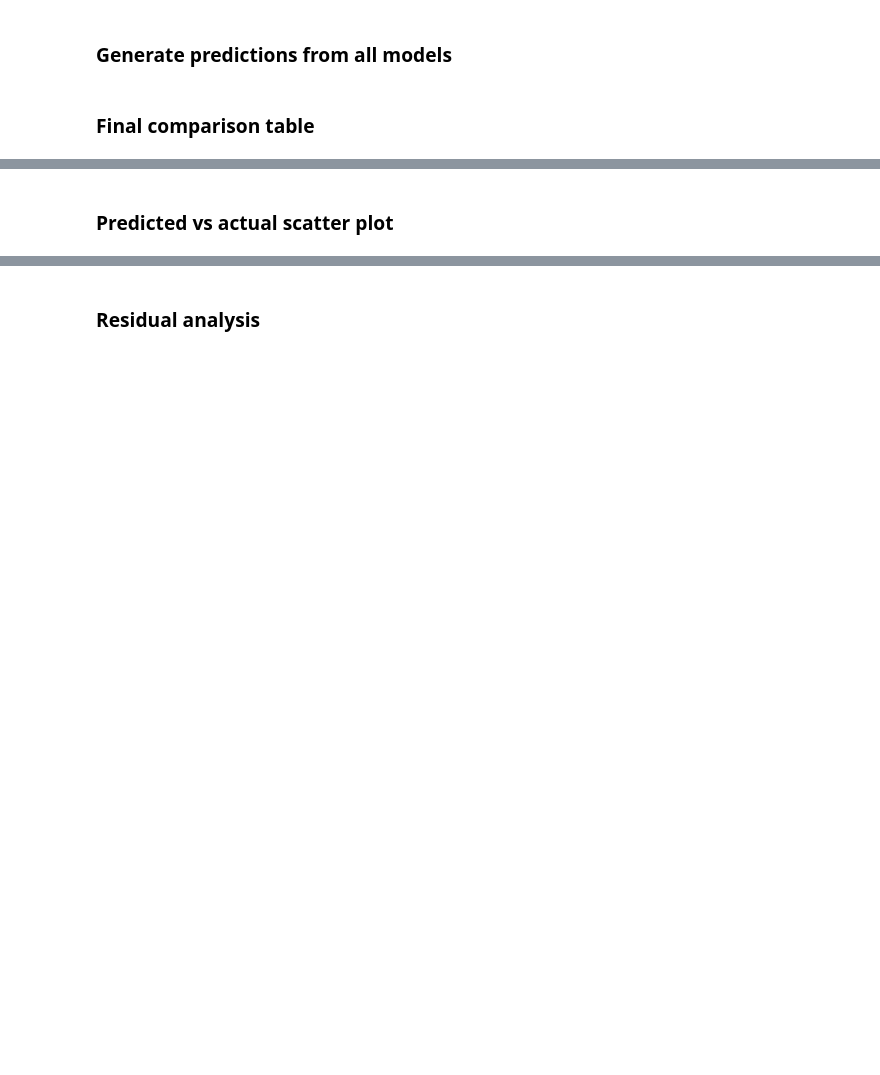
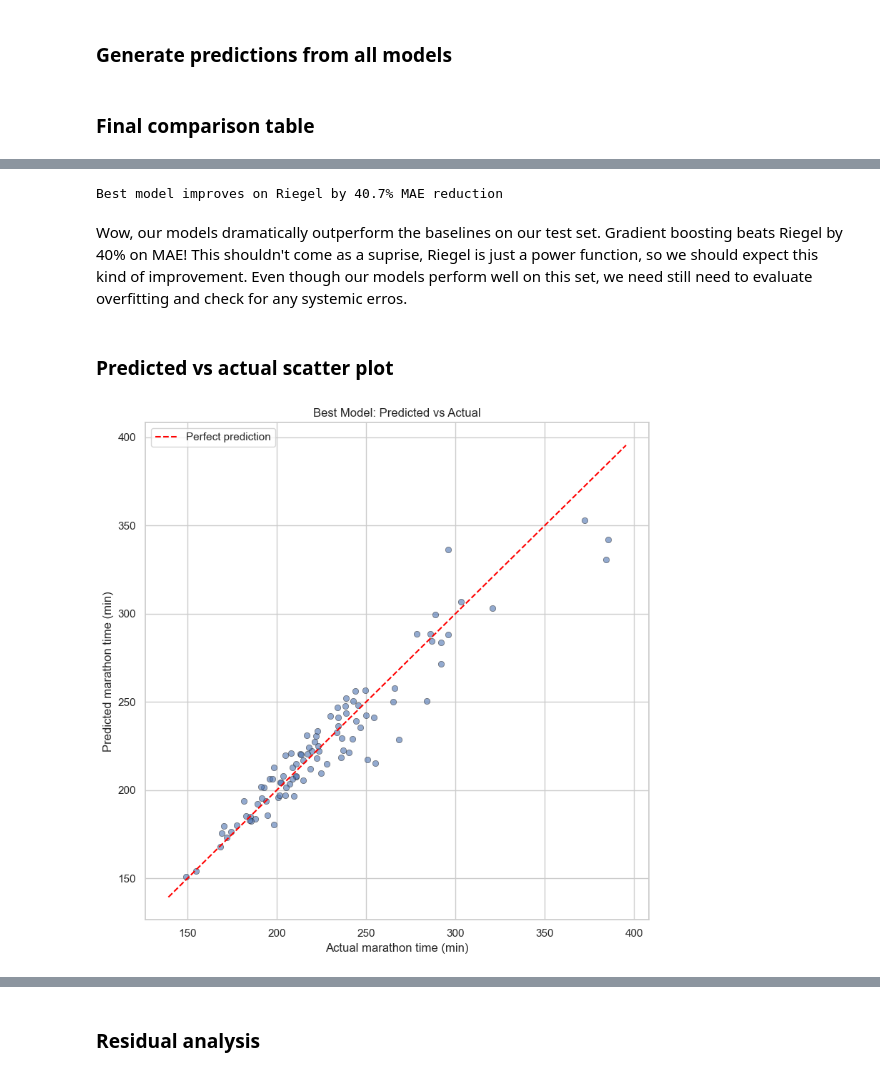
Before and after one commit to jacmil/Marathon-Pace-Predictor, a Jupyter notebook: notebooks/04_evaluation.ipynb, the cells around one changed output, grey strips where cells are left out. Saved outputs shown, nothing was run; the diff lists cells and outputs as text; code cells hidden in the pictures; blank space fills up the shorter version.

Commit message:
examined gradient boosted model in greater depth

```diff
--- a/notebooks/04_evaluation.ipynb
+++ b/notebooks/04_evaluation.ipynb
@@ -51,15 +66,19 @@ Compare all models and baselines on the held-out test set using the same metrics
 # %% [markdown]
 ### Generate predictions from all models
 # %%
-# Baseline predictions (Riegel, VDOT) on test set
-# riegel_preds = test.apply(
-#     lambda row: riegel_predict(row['half_marathon_time'], 21.0975, 42.195), axis=1
-# )
+# Baseline predictions on test set
+riegel_preds = test.apply(
+    lambda row: riegel_predict(row["mh_ti_adj_final"], 13.1, 26.2), axis=1
+)
+
+vdot_preds = test.apply(
+    lambda row: vdot_predict(row["mean_vdot"], 26.2), axis=1
+)
 
 # ML model predictions
-# lr_preds = lr_model.predict(X_test)
-# rf_preds = rf_model.predict(X_test)
-# gb_preds = gb_model.predict(X_test)
+lr_preds = lr_model.predict(X_test)
+rf_preds = rf_model.predict(X_test)
+gb_preds = gb_model.predict(X_test)
 # %% [markdown]
 ### Final comparison table
 # %%
@@ -75,21 +109,27 @@ Compare all models and baselines on the held-out test set using the same metrics
 # %%
 # Improvement over Riegel: percentage reduction in MAE
-# best_mae = results['Gradient Boosting']['MAE']  # or whichever is best
-# riegel_mae = results['Riegel']['MAE']
-# improvement = (riegel_mae - best_mae) / riegel_mae * 100
-# print(f'Best model improves on Riegel by {improvement:.1f}% MAE reduction')
+best_mae = results['Gradient Boosting']['MAE']  # or whichever is best
+riegel_mae = results['Riegel']['MAE']
+improvement = (riegel_mae - best_mae) / riegel_mae * 100
+print(f'Best model improves on Riegel by {improvement:.1f}% MAE reduction')
+# %% [output]
+Best model improves on Riegel by 40.7% MAE reduction
+# %% [markdown]
+Wow, our models dramatically outperform the baselines on our test set. Gradient boosting beats Riegel by 40% on MAE! This shouldn't come as a suprise, Riegel is just a power function, so we should expect this kind of improvement. Even though our models perform well on this set, we need still need to evaluate overfitting and check for any systemic erros.
 # %% [markdown]
 ### Predicted vs actual scatter plot
 # %%
 # Scatter plot with 1:1 line for best model
-# fig, ax = plt.subplots(figsize=(8, 8))
-# ax.scatter(y_test, gb_preds, alpha=0.6, edgecolors='k', linewidth=0.5)
-# lims = [min(y_test.min(), gb_preds.min()) - 10, max(y_test.max(), gb_preds.max()) + 10]
-# ax.plot(lims, lims, '--', color='red', label='Perfect prediction')
-# ax.set_xlabel('Actual marathon time (min)')
-# ax.set_ylabel('Predicted marathon time (min)')
-# ax.set_title('Best Model: Predicted vs Actual')
-# ax.legend()
-# plt.tight_layout()
-# plt.savefig('../results/figures/predicted_vs_actual.png', dpi=150)
-# plt.show()
+fig, ax = plt.subplots(figsize=(8, 8))
+ax.scatter(y_test, gb_preds, alpha=0.6, edgecolors='k', linewidth=0.5)
+lims = [min(y_test.min(), gb_preds.min()) - 10, max(y_test.max(), gb_preds.max()) + 10]
+ax.plot(lims, lims, '--', color='red', label='Perfect prediction')
+ax.set_xlabel('Actual marathon time (min)')
+ax.set_ylabel('Predicted marathon time (min)')
+ax.set_title('Best Model: Predicted vs Actual')
+ax.legend()
+plt.tight_layout()
+plt.savefig('../results/figures/predicted_vs_actual.png', dpi=150)
+plt.show()
+# %% [output]
+[figure, added]
```
Also changed, not shown: parts of 12 cells of this notebook, 2 other files.
